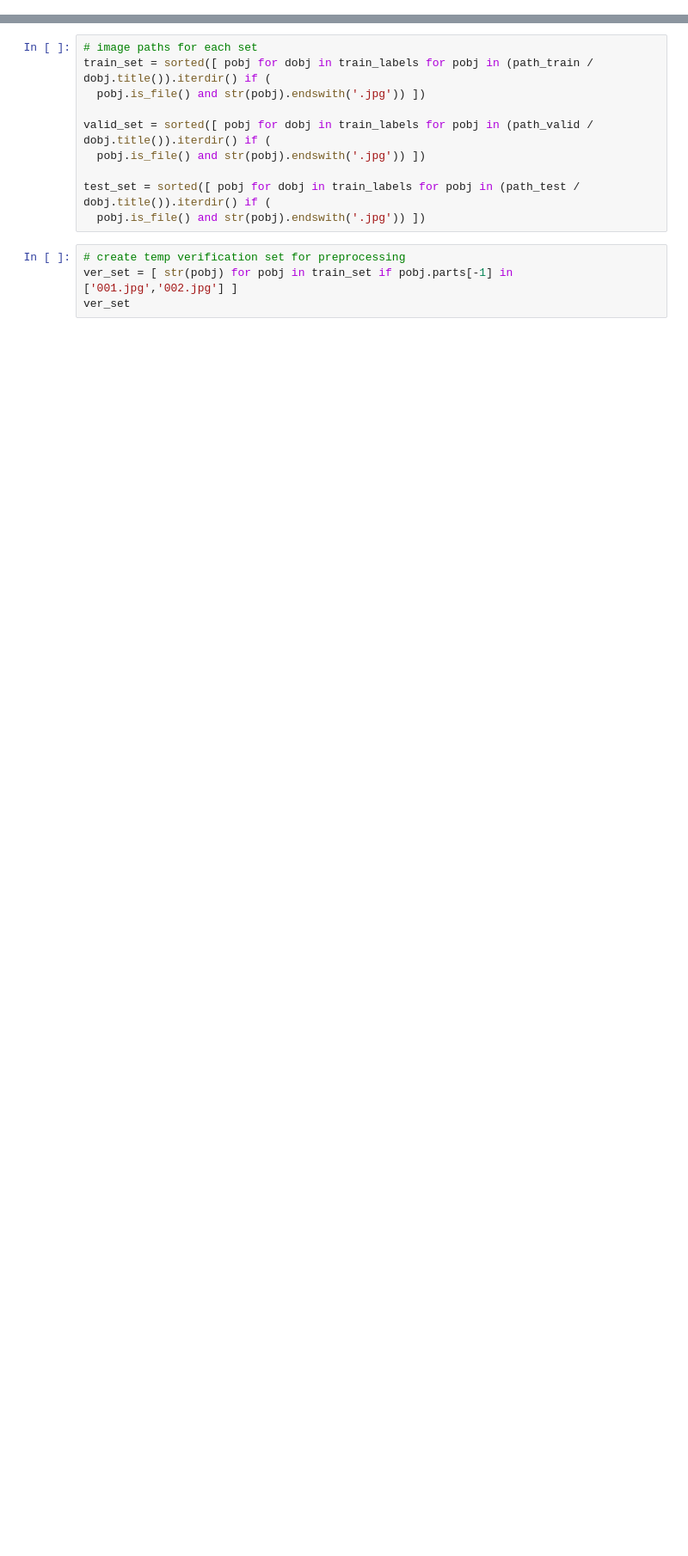
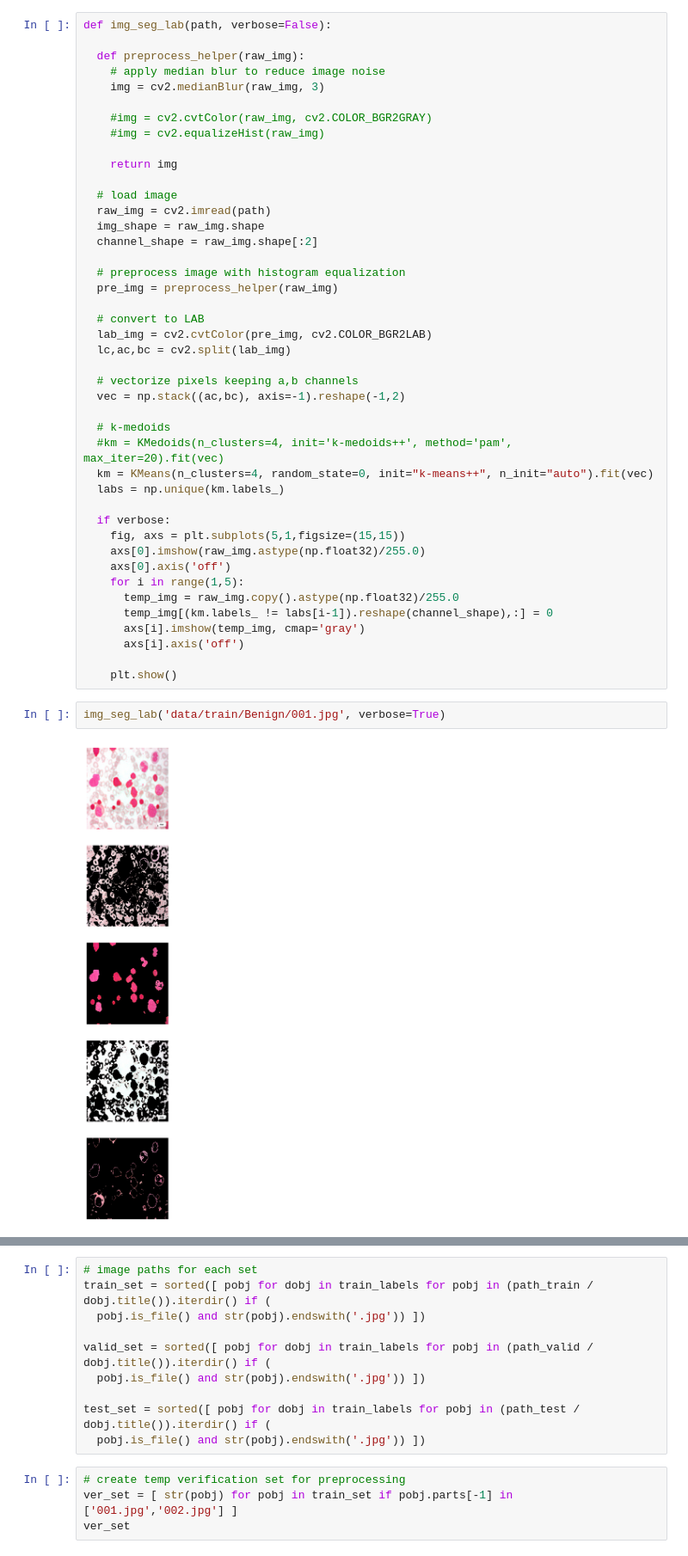
Before and after one commit to Fnriquel/281-Project, a Jupyter notebook: pre_seg_feat_svm.ipynb, the cells around one changed output, grey strips where cells are left out. Shown: that part at 86% size. Cells and saved outputs as stored; diff of their text form; blank space fills up the shorter version.

Commit message:
added different segmentation method

```diff
--- a/pre_seg_feat_svm.ipynb
+++ b/pre_seg_feat_svm.ipynb
@@ -108,3 +150,50 @@ Run 2 k-means cluster with max green intensity: 0
+# %%
+def img_seg_lab(path, verbose=False):
+
+  def preprocess_helper(raw_img):
+    # apply median blur to reduce image noise
+    img = cv2.medianBlur(raw_img, 3)
+
+    #img = cv2.cvtColor(raw_img, cv2.COLOR_BGR2GRAY)
+    #img = cv2.equalizeHist(raw_img)
+
+    return img
+
+  # load image
+  raw_img = cv2.imread(path)
+  img_shape = raw_img.shape
+  channel_shape = raw_img.shape[:2]
+
+  # preprocess image with histogram equalization
+  pre_img = preprocess_helper(raw_img)
+
+  # convert to LAB
+  lab_img = cv2.cvtColor(pre_img, cv2.COLOR_BGR2LAB)
+  lc,ac,bc = cv2.split(lab_img)
+
+  # vectorize pixels keeping a,b channels
+  vec = np.stack((ac,bc), axis=-1).reshape(-1,2)
+
+  # k-medoids
+  #km = KMedoids(n_clusters=4, init='k-medoids++', method='pam', max_iter=20).fit(vec)
+  km = KMeans(n_clusters=4, random_state=0, init="k-means++", n_init="auto").fit(vec)
+  labs = np.unique(km.labels_)
+
+  if verbose:
+    fig, axs = plt.subplots(5,1,figsize=(15,15))
+    axs[0].imshow(raw_img.astype(np.float32)/255.0)
+    axs[0].axis('off')
+    for i in range(1,5):
+      temp_img = raw_img.copy().astype(np.float32)/255.0
+      temp_img[(km.labels_ != labs[i-1]).reshape(channel_shape),:] = 0
+      axs[i].imshow(temp_img, cmap='gray')
+      axs[i].axis('off')
+
+    plt.show()
+# %%
+img_seg_lab('data/train/Benign/001.jpg', verbose=True)
+# %% [output]
+[figure, added]
 # %%
 # define base path and Path objects for different image sets
 img_path_base = 'data/'
```
Also changed, not shown: parts of 8 cells of this notebook.
